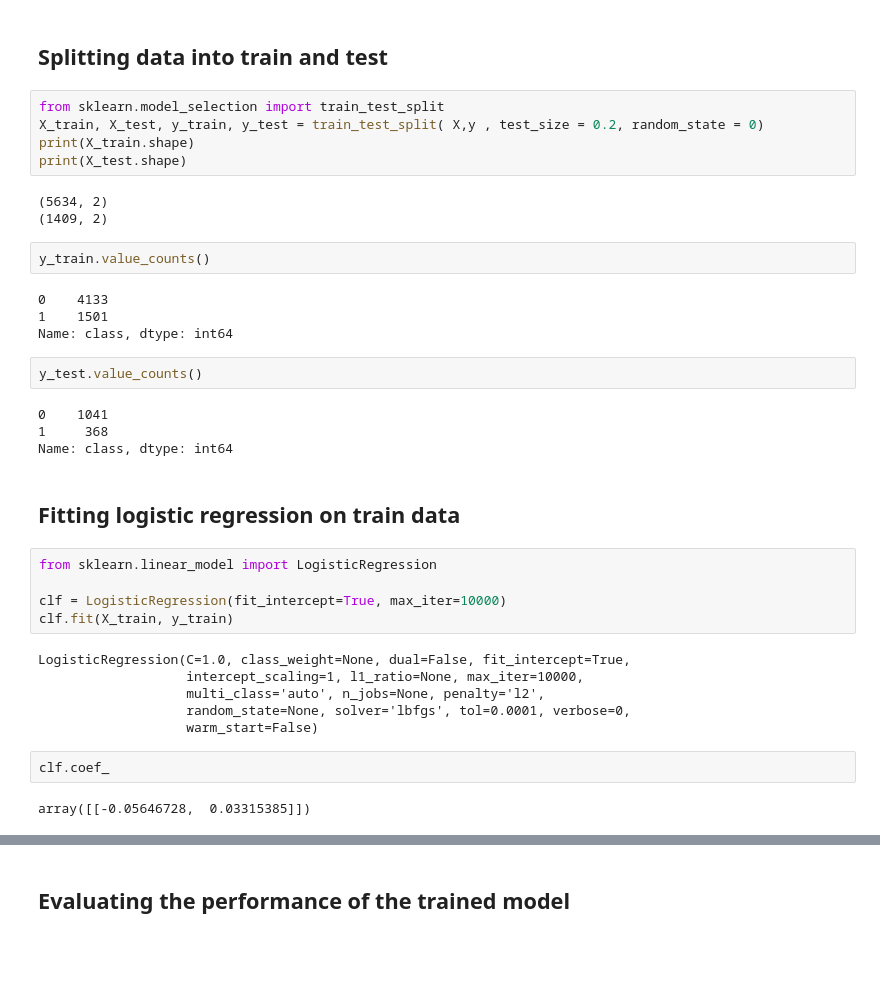
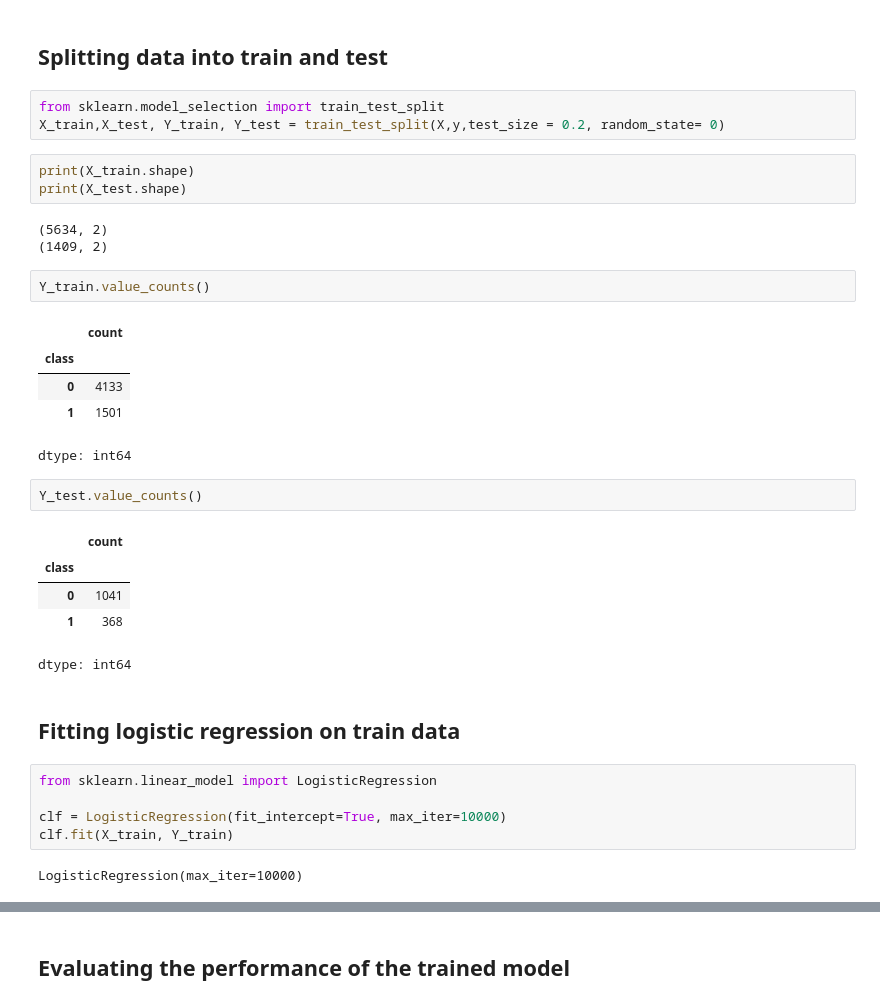
Before and after one commit to Bharatgaur/RawProjects, a Jupyter notebook: Logistic_Regression.ipynb, the cells around one changed output, grey strips where cells are left out. Saved outputs shown, nothing was run; the diff lists cells and outputs as text; blank space fills up the shorter version.

```diff
--- a/Logistic_Regression.ipynb
+++ b/Logistic_Regression.ipynb
@@ -231,41 +230,38 @@ df.shape
 ## <b> Splitting data into train and test
 # %%
 from sklearn.model_selection import train_test_split
-X_train, X_test, y_train, y_test = train_test_split( X,y , test_size = 0.2, random_state = 0)
-print(X_train.shape)
-print(X_test.shape)
+X_train,X_test, Y_train, Y_test = train_test_split(X,y,test_size = 0.2, random_state= 0)
-# %% [output]
-(5634, 2)
-(1409, 2)
+# %%
+print(X_train.shape)
+print(X_test.shape)
+# %% [output]
+(5634, 2)
+(1409, 2)
 # %%
-y_train.value_counts()
+Y_train.value_counts()
 # %% [output]
+|  | count |
+| class |  |
+| 0 | 4133 |
+| 1 | 1501 |
-0    4133
-1    1501
-Name: class, dtype: int64
+dtype: int64
 # %%
-y_test.value_counts()
+Y_test.value_counts()
 # %% [output]
+|  | count |
+| class |  |
+| 0 | 1041 |
+| 1 | 368 |
-0    1041
-1     368
-Name: class, dtype: int64
+dtype: int64
 # %% [markdown]
 ## <b>Fitting logistic regression on train data
 # %%
 from sklearn.linear_model import LogisticRegression
 
 clf = LogisticRegression(fit_intercept=True, max_iter=10000)
-clf.fit(X_train, y_train)
+clf.fit(X_train, Y_train)
 # %% [output]
-LogisticRegression(C=1.0, class_weight=None, dual=False, fit_intercept=True,
-                   intercept_scaling=1, l1_ratio=None, max_iter=10000,
-                   multi_class='auto', n_jobs=None, penalty='l2',
-                   random_state=None, solver='lbfgs', tol=0.0001, verbose=0,
-                   warm_start=False)
+LogisticRegression(max_iter=10000)
-# %%
-clf.coef_
-# %% [output]
-array([[-0.05646728,  0.03315385]])
 # %%
 # Get the model coefficients
 clf.coef_
```
Also changed, not shown: parts of 15 cells of this notebook.
